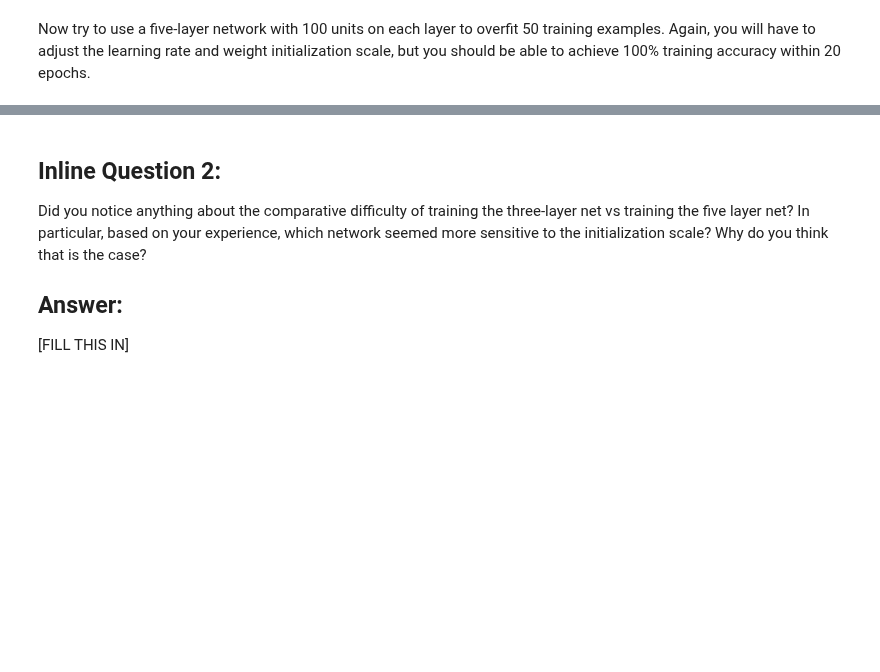
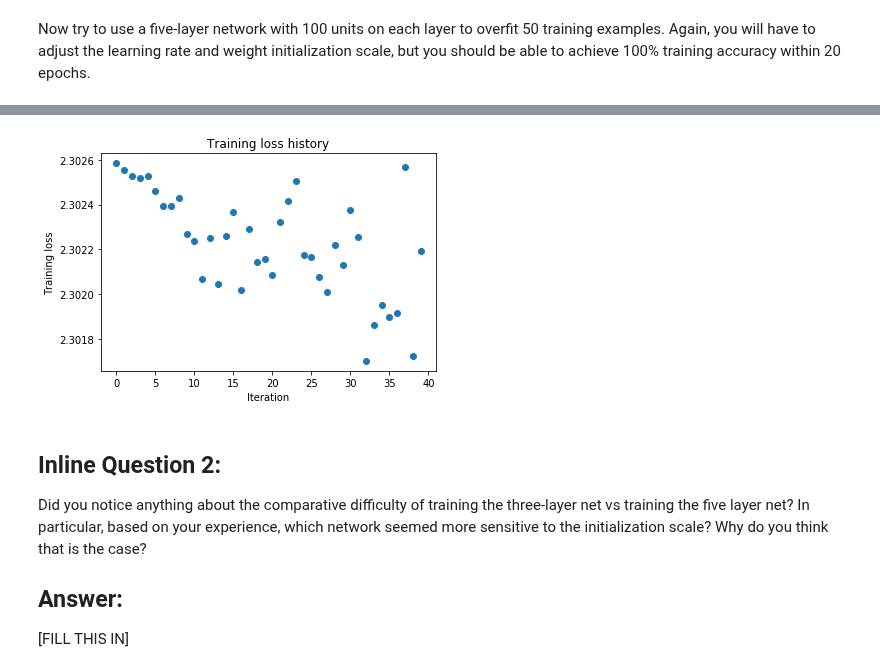
Before and after one commit to trolmark/cs231n, a Jupyter notebook: Assignment_2/FullyConnectedNets.ipynb, the cells around one changed output, grey strips where cells are left out. Drawn from its saved outputs; the diff is of its cells as text; code cells hidden in the pictures; blank space fills up the shorter version.

```diff
--- a/Assignment_2/FullyConnectedNets.ipynb
+++ b/Assignment_2/FullyConnectedNets.ipynb
@@ -462,8 +504,8 @@ small_data = {
   'y_val': data['y_val'],
 }
 
-learning_rate = 2e-3  # Experiment with this!
-weight_scale = 1e-5   # Experiment with this!
+learning_rate = 0.001  # Experiment with this!
+weight_scale = 0.0001 # Experiment with this!
 model = FullyConnectedNet([100, 100, 100, 100],
                 weight_scale=weight_scale, dtype=np.float64)
 solver = Solver(model, small_data,
@@ -480,3 +522,4 @@ plt.title('Training loss history')
 plt.xlabel('Iteration')
 plt.ylabel('Training loss')
 plt.show()
+# %% [output]
@@ -483,3 +543,4 @@ plt.show()
+[figure, added]
 # %% [markdown]
 ## Inline Question 2:
 Did you notice anything about the comparative difficulty of training the three-layer net vs training the five layer net? In particular, based on your experience, which network seemed more sensitive to the initialization scale? Why do you think that is the case?
```
Also changed, not shown: parts of 5 cells of this notebook, 1 other file.
